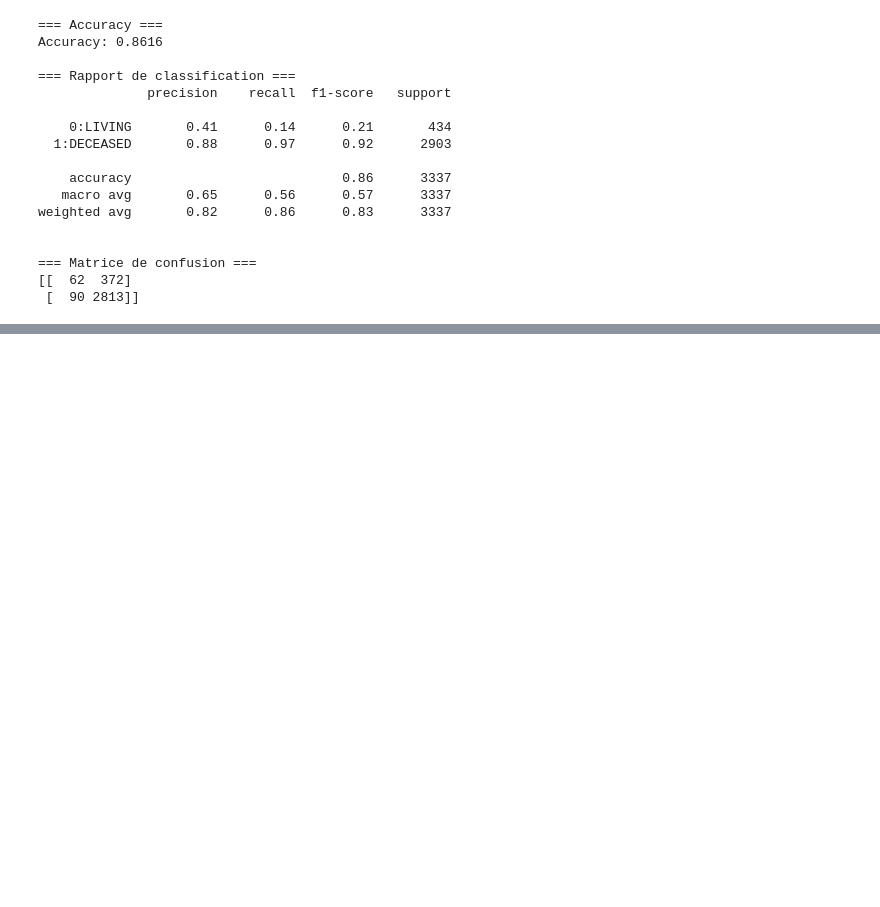
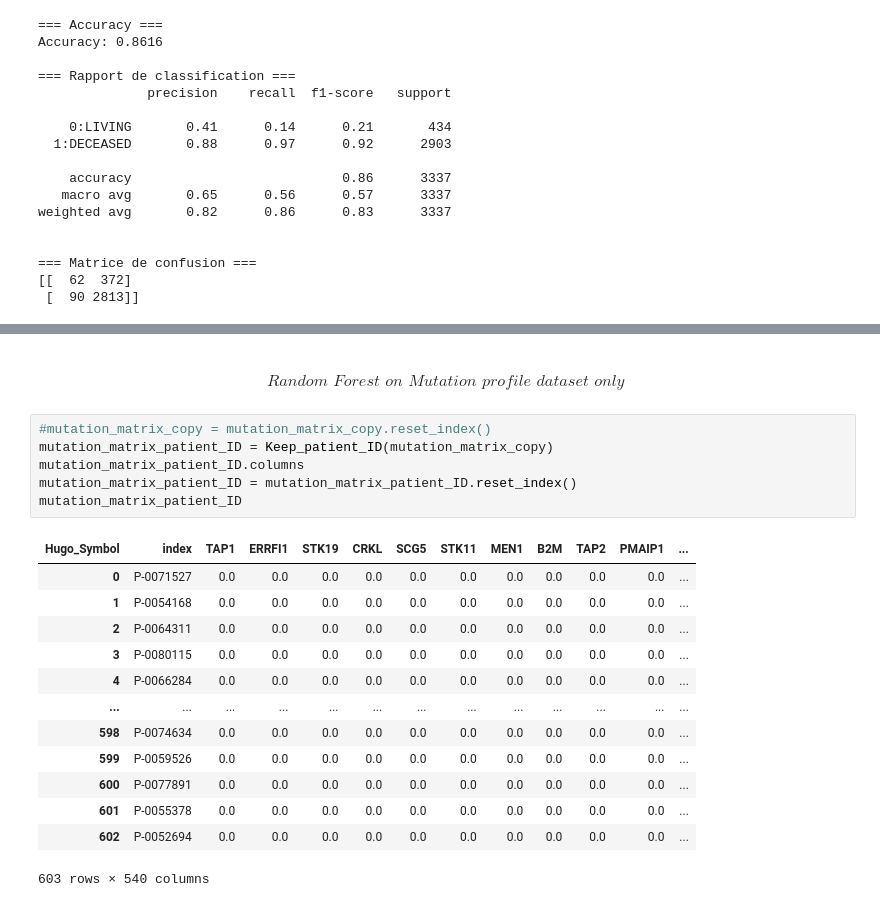
Before and after one commit to Ouiam-lhj/internship_CerebrospinalFluidCirculatingTumor, a Jupyter notebook: CerebrospinalFluidCirculatingTumor.ipynb, the cells around one changed output, grey strips where cells are left out. Cells and saved outputs as stored; diff of their text form; blank space fills up the shorter version.

```diff
--- a/CerebrospinalFluidCirculatingTumor.ipynb
+++ b/CerebrospinalFluidCirculatingTumor.ipynb
@@ -469,3 +475,25 @@ Accuracy: 0.8245
 === Matrice de confusion ===
 [[ 48  18]
  [ 15 107]]
+# %% [markdown]
+#### $$ \textit{ Random Forest on Mutation profile dataset only} $$
+# %%
+#mutation_matrix_copy = mutation_matrix_copy.reset_index()
+mutation_matrix_patient_ID = Keep_patient_ID(mutation_matrix_copy)
+mutation_matrix_patient_ID.columns
+mutation_matrix_patient_ID = mutation_matrix_patient_ID.reset_index()
+mutation_matrix_patient_ID
+# %% [output]
+| Hugo_Symbol | index | TAP1 | ERRFI1 | STK19 | CRKL | SCG5 | STK11 | MEN1 | B2M | TAP2 | PMAIP1 | ... |
+| 0 | P-0071527 | 0.0 | 0.0 | 0.0 | 0.0 | 0.0 | 0.0 | 0.0 | 0.0 | 0.0 | 0.0 | ... |
+| 1 | P-0054168 | 0.0 | 0.0 | 0.0 | 0.0 | 0.0 | 0.0 | 0.0 | 0.0 | 0.0 | 0.0 | ... |
+| 2 | P-0064311 | 0.0 | 0.0 | 0.0 | 0.0 | 0.0 | 0.0 | 0.0 | 0.0 | 0.0 | 0.0 | ... |
+| 3 | P-0080115 | 0.0 | 0.0 | 0.0 | 0.0 | 0.0 | 0.0 | 0.0 | 0.0 | 0.0 | 0.0 | ... |
+| 4 | P-0066284 | 0.0 | 0.0 | 0.0 | 0.0 | 0.0 | 0.0 | 0.0 | 0.0 | 0.0 | 0.0 | ... |
+| ... | ... | ... | ... | ... | ... | ... | ... | ... | ... | ... | ... | ... |
+| 598 | P-0074634 | 0.0 | 0.0 | 0.0 | 0.0 | 0.0 | 0.0 | 0.0 | 0.0 | 0.0 | 0.0 | ... |
+| 599 | P-0059526 | 0.0 | 0.0 | 0.0 | 0.0 | 0.0 | 0.0 | 0.0 | 0.0 | 0.0 | 0.0 | ... |
+| 600 | P-0077891 | 0.0 | 0.0 | 0.0 | 0.0 | 0.0 | 0.0 | 0.0 | 0.0 | 0.0 | 0.0 | ... |
+| 601 | P-0055378 | 0.0 | 0.0 | 0.0 | 0.0 | 0.0 | 0.0 | 0.0 | 0.0 | 0.0 | 0.0 | ... |
+| 602 | P-0052694 | 0.0 | 0.0 | 0.0 | 0.0 | 0.0 | 0.0 | 0.0 | 0.0 | 0.0 | 0.0 | ... |
+603 rows × 540 columns
```
Also changed, not shown: parts of 18 cells of this notebook.
